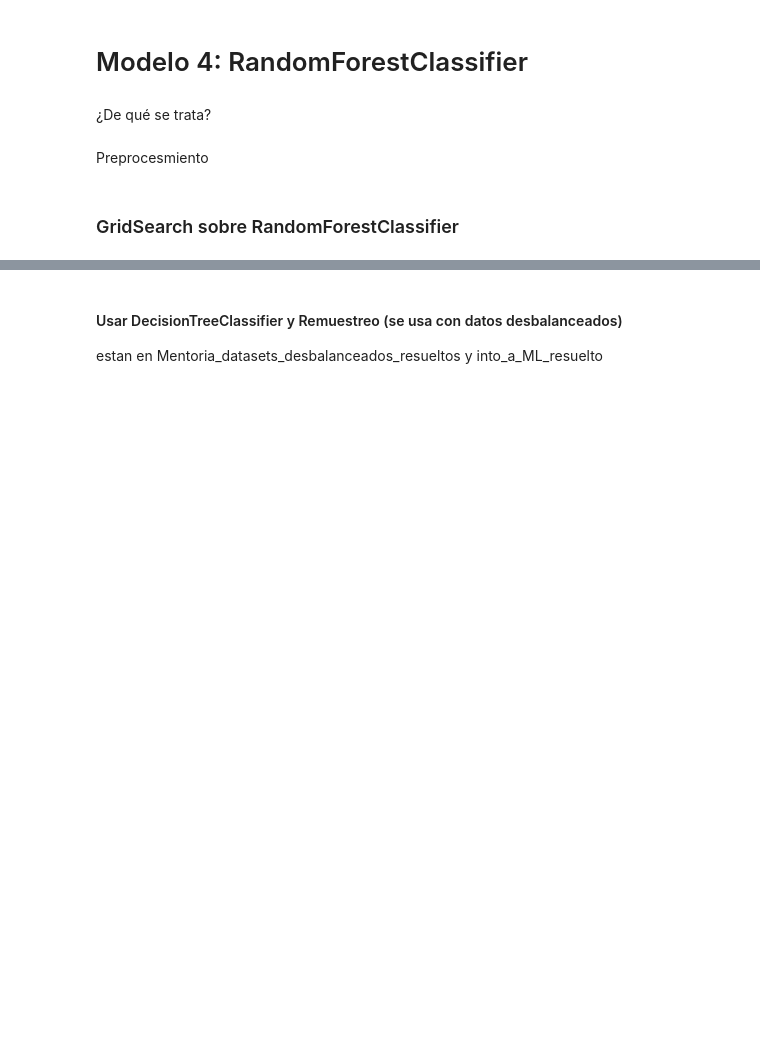
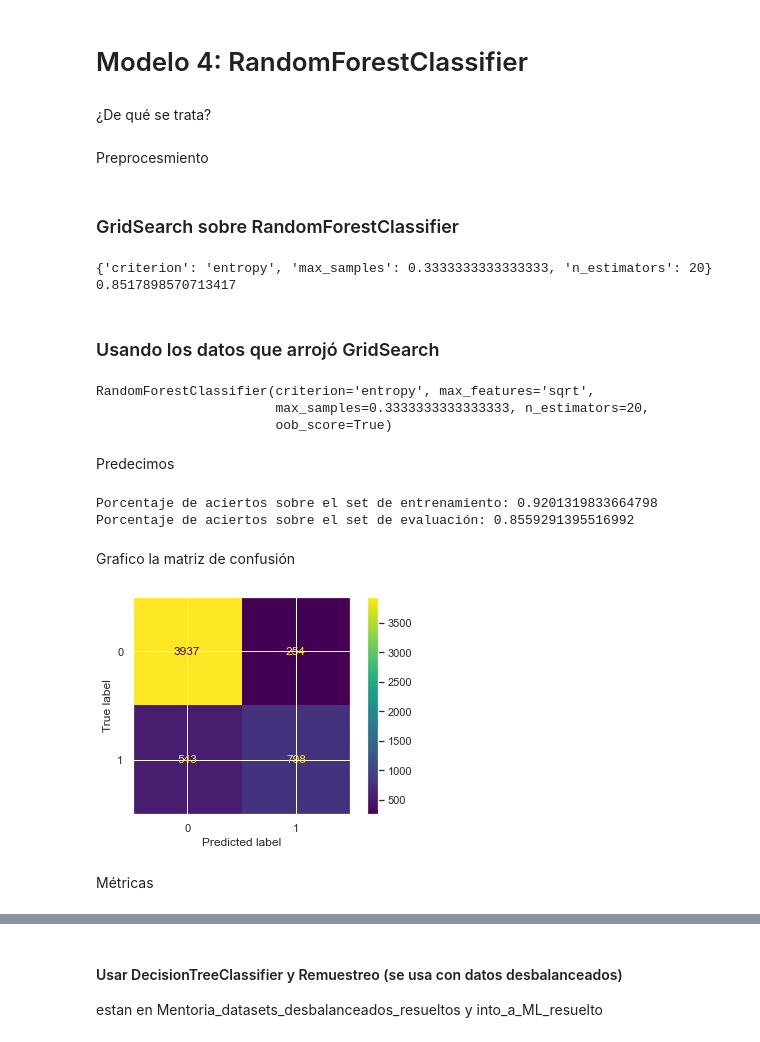
Before and after one commit to ivanjavierparra/DataScience-Sprint1, a Jupyter notebook: Consigna_entrega_1(1).ipynb, the cells around one changed output, grey strips where cells are left out. Saved outputs shown, nothing was run; the diff lists cells and outputs as text; code cells hidden in the pictures; blank space fills up the shorter version.

Commit message:
Se agregó métricas del RandomForest

```diff
--- a/Consigna_entrega_1(1).ipynb
+++ b/Consigna_entrega_1(1).ipynb
@@ -695,3 +697,6 @@ y_test = y_test.map(reglas)
+# %%
+X_train_copy = X_train.copy()
+X_test_copy = X_test.copy()
 # %% [markdown]
 # Modelos
 # %% [markdown]
@@ -1326,8 +1331,55 @@ grid_search = GridSearchCV(bosque,
                        )  # metrica que consideramos mas importante
 
 #construimos los 12 modelos diferentes de acuerdo a la combinacion de los parametros definidos.
-grid_search.fit(X_train, y_train)
+grid_search.fit(X_train_copy, y_train)
 
 
 print(grid_search.best_params_)
 print(grid_search.best_score_)
+# %% [output]
+{'criterion': 'entropy', 'max_samples': 0.3333333333333333, 'n_estimators': 20}
+0.8517898570713417
+# %% [markdown]
+### Usando los datos que arrojó GridSearch
+# %%
+bosque = RandomForestClassifier(n_estimators=20,
+                               criterion="entropy",
+                               max_features="sqrt",
+                               bootstrap=True,
+                               max_samples=0.3333333333333333,
+                               oob_score=True)
+
+bosque.fit(X_train_copy, y_train)
+# %% [output]
+RandomForestClassifier(criterion='entropy', max_features='sqrt',
+                       max_samples=0.3333333333333333, n_estimators=20,
+                       oob_score=True)
+# %% [markdown]
+Predecimos
+# %%
+y_pred_train = bosque.predict(X_train_copy)
+y_pred_test =  bosque.predict(X_test_copy)
+
+#Evalúo su accuracy
+test_acc_train = accuracy_score(y_train, y_pred_train)
+test_acc_test = accuracy_score(y_test, y_pred_test)
+
+print('Porcentaje de aciertos sobre el set de entrenamiento:',test_acc_train)
+print('Porcentaje de aciertos sobre el set de evaluación:',test_acc_test)
+# %% [output]
+Porcentaje de aciertos sobre el set de entrenamiento: 0.9201319833664798
+Porcentaje de aciertos sobre el set de evaluación: 0.8559291395516992
+# %% [markdown]
+Grafico la matriz de confusión
+# %%
+from sklearn.metrics import confusion_matrix
+from sklearn.metrics import plot_confusion_matrix
+
+confusion_matrix(y_test, y_pred_test)
+
+plot_confusion_matrix(bosque, X_test_copy, y_test)
+plt.show()
+# %% [output]
+[figure, added]
+# %% [markdown]
+Métricas
```
Also changed, not shown: parts of 37 cells of this notebook.
